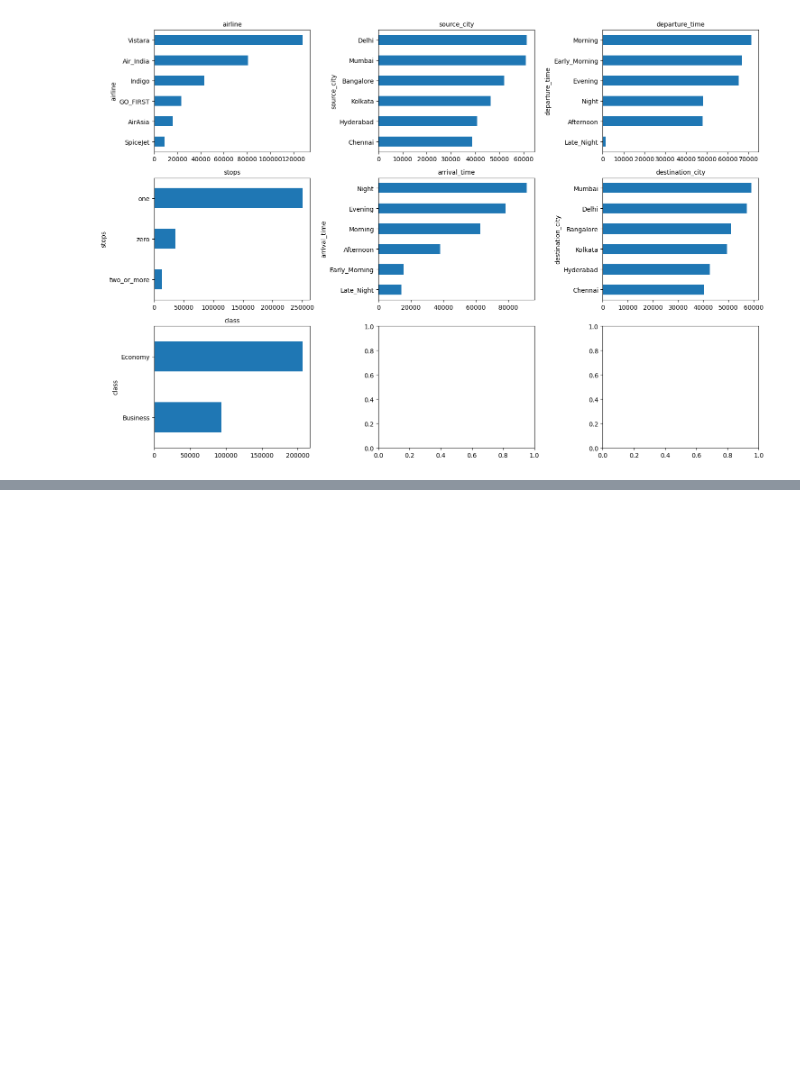
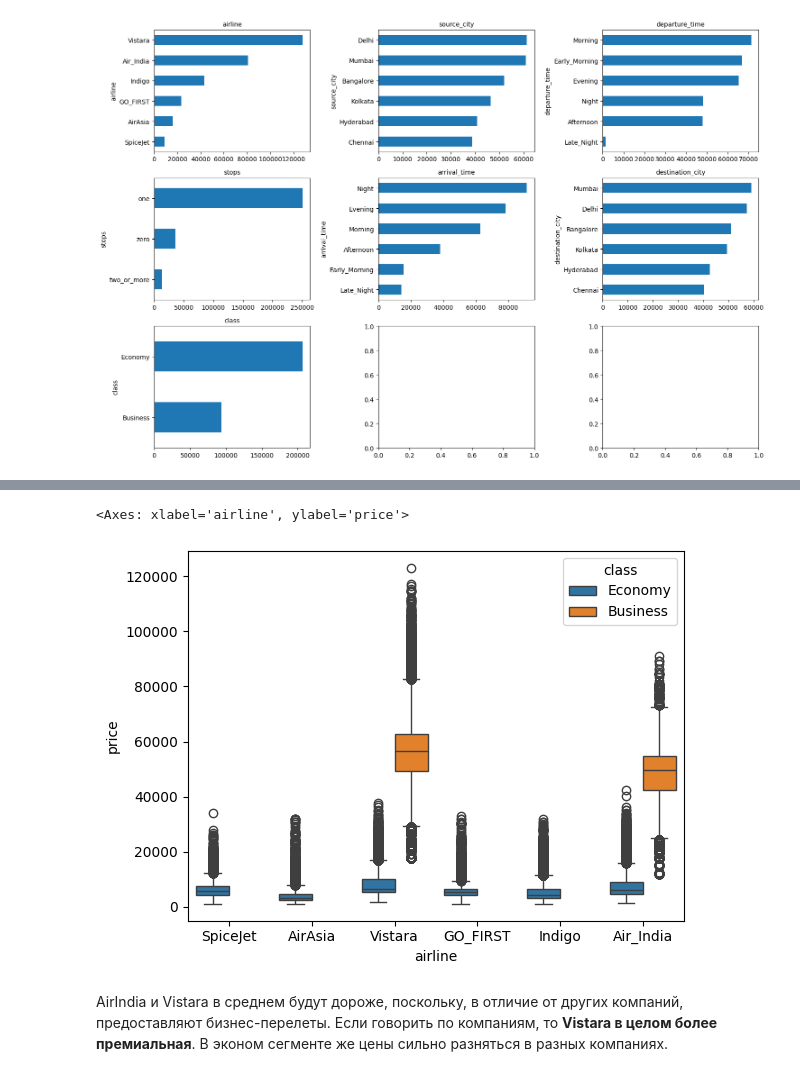
Before and after one commit to FragileMouse/flight-price-analysis, a Jupyter notebook: notebooks/analysis.ipynb, the cells around one changed output, grey strips where cells are left out. Drawn from its saved outputs; the diff is of its cells as text; code cells hidden in the pictures; blank space fills up the shorter version.

```diff
--- a/notebooks/analysis.ipynb
+++ b/notebooks/analysis.ipynb
@@ -167,0 +210,8 @@ plt.show()
+# %%
+sns.boxplot(data=df, x='airline', y='price', hue='class')
+# %% [output]
+<Axes: xlabel='airline', ylabel='price'>
+[figure, added]
+# %% [markdown]
+AirIndia и Vistara в среднем будут дороже, поскольку, в отличие от других компаний, предоставляют бизнес-перелеты.
+Если говорить по компаниям, то **Vistara в целом более премиальная**. В эконом сегменте же цены сильно разняться в разных компаниях.
```
Also changed, not shown: parts of 6 cells of this notebook.
